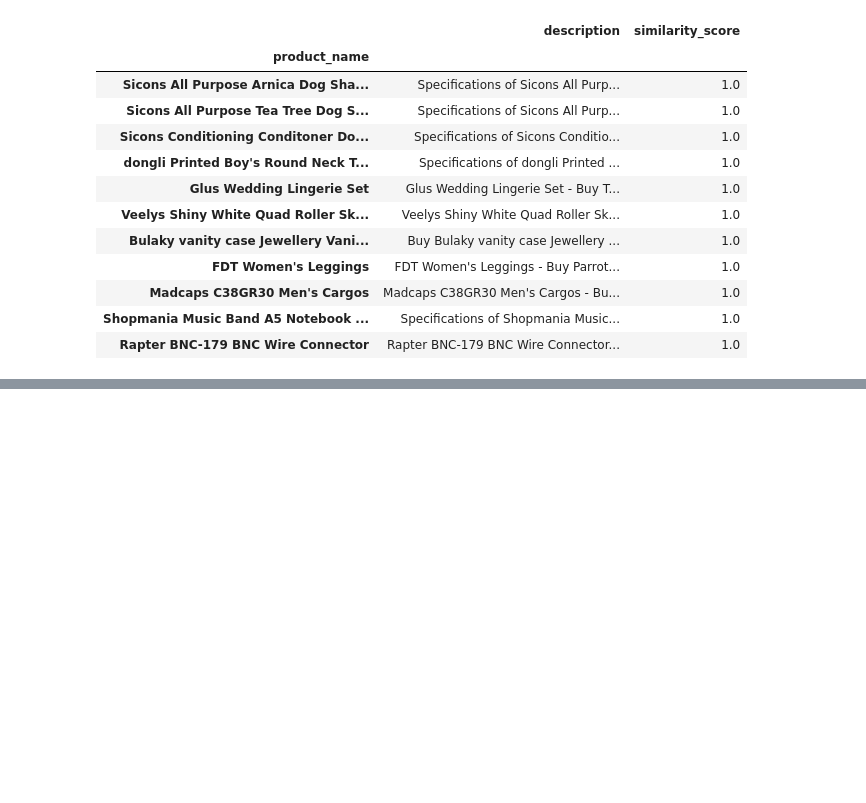
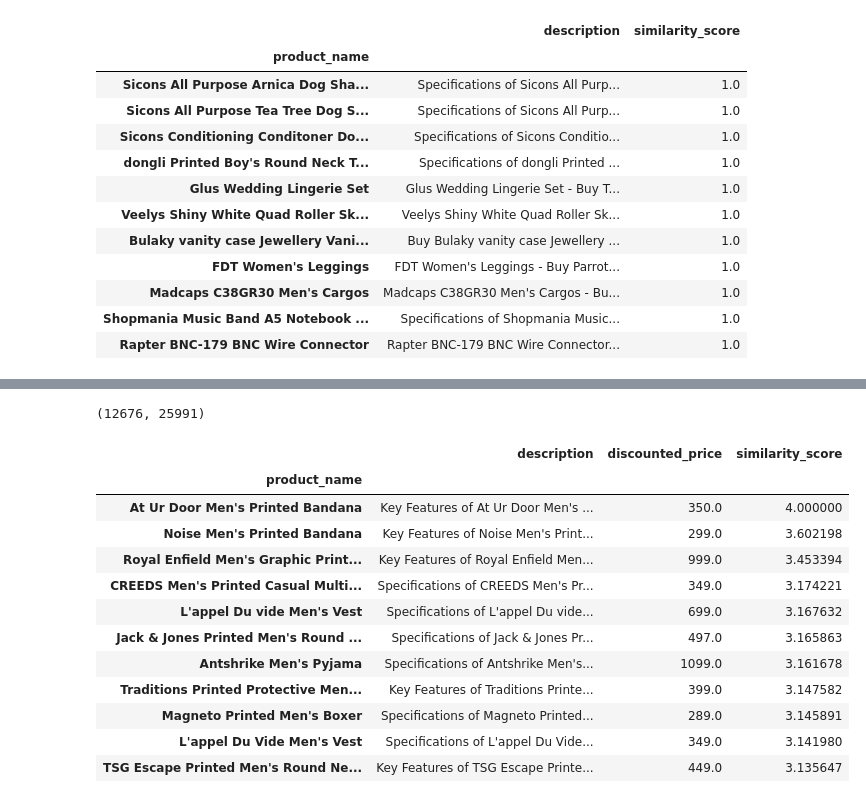
Before and after one commit to PraneethVasarla/flipkart-recommendation-system, a Jupyter notebook: Flipkart Rcommendation System.ipynb, the cells around one changed output, grey strips where cells are left out. Drawn from its saved outputs; the diff is of its cells as text; code cells hidden in the pictures; blank space fills up the shorter version.

Commit message:
3rd model with one hot encoded features, performance improved

```diff
--- a/Flipkart Rcommendation System.ipynb
+++ b/Flipkart Rcommendation System.ipynb
@@ -724,0 +764,38 @@ get_recommendation_2nd_model("Lapguard Dell Inspiron 1525 Replacement 6 Cell Lap
+# %%
+new_feature_matrix2 = coo_matrix(df2_ohf)
+# %%
+new_features2 = hstack([tfidf_matrix,new_feature_matrix2]).toarray()
+new_features2.shape
+# %% [output]
+(12676, 25991)
+# %%
+linear_similarity2 = linear_kernel(new_features2,new_features2)
+# %%
+def get_recommendation_3rd_model(title,linear_kernel=linear_similarity2):
+    idx = indices[title]
+    sim_scores = enumerate(linear_similarity2[idx])
+    sim_scores = sorted(sim_scores,key = lambda x: x[1],reverse=True)
+    sim_scores = sim_scores[:11]
+    sim_indices = [i[0] for i in sim_scores]
+    data = df.copy()
+    data.drop_duplicates(subset='product_name',inplace=True)
+    recommendations = data[['product_name','description','discounted_price']].iloc[sim_indices]
+    recommendations['similarity_score'] = [i[1] for i in sim_scores]
+    recommendations.set_index("product_name",inplace=True)
+    return recommendations
+# %%
+get_recommendation_3rd_model("At Ur Door Men's Printed Bandana")
+# %% [output]
+|  | description | discounted_price | similarity_score |
+| product_name |  |  |  |
+| At Ur Door Men's Printed Bandana | Key Features of At Ur Door Men's ... | 350.0 | 4.000000 |
+| Noise Men's Printed Bandana | Key Features of Noise Men's Print... | 299.0 | 3.602198 |
+| Royal Enfield Men's Graphic Print... | Key Features of Royal Enfield Men... | 999.0 | 3.453394 |
+| CREEDS Men's Printed Casual Multi... | Specifications of CREEDS Men's Pr... | 349.0 | 3.174221 |
+| L'appel Du vide Men's Vest | Specifications of L'appel Du vide... | 699.0 | 3.167632 |
+| Jack & Jones Printed Men's Round ... | Specifications of Jack & Jones Pr... | 497.0 | 3.165863 |
+| Antshrike Men's Pyjama | Specifications of Antshrike Men's... | 1099.0 | 3.161678 |
+| Traditions Printed Protective Men... | Key Features of Traditions Printe... | 399.0 | 3.147582 |
+| Magneto Printed Men's Boxer | Specifications of Magneto Printed... | 289.0 | 3.145891 |
+| L'appel Du Vide Men's Vest | Specifications of L'appel Du Vide... | 349.0 | 3.141980 |
+| TSG Escape Printed Men's Round Ne... | Key Features of TSG Escape Printe... | 449.0 | 3.135647 |
```
Also changed, not shown: parts of 5 cells of this notebook.
